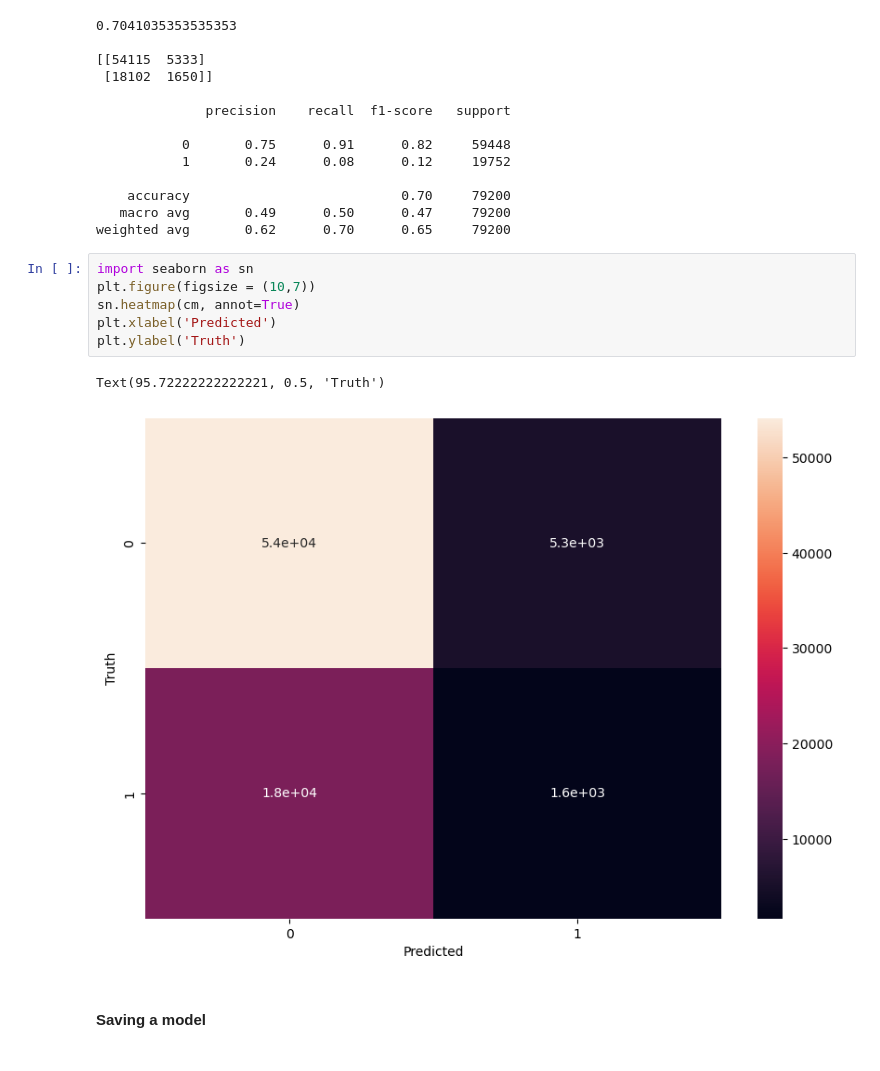
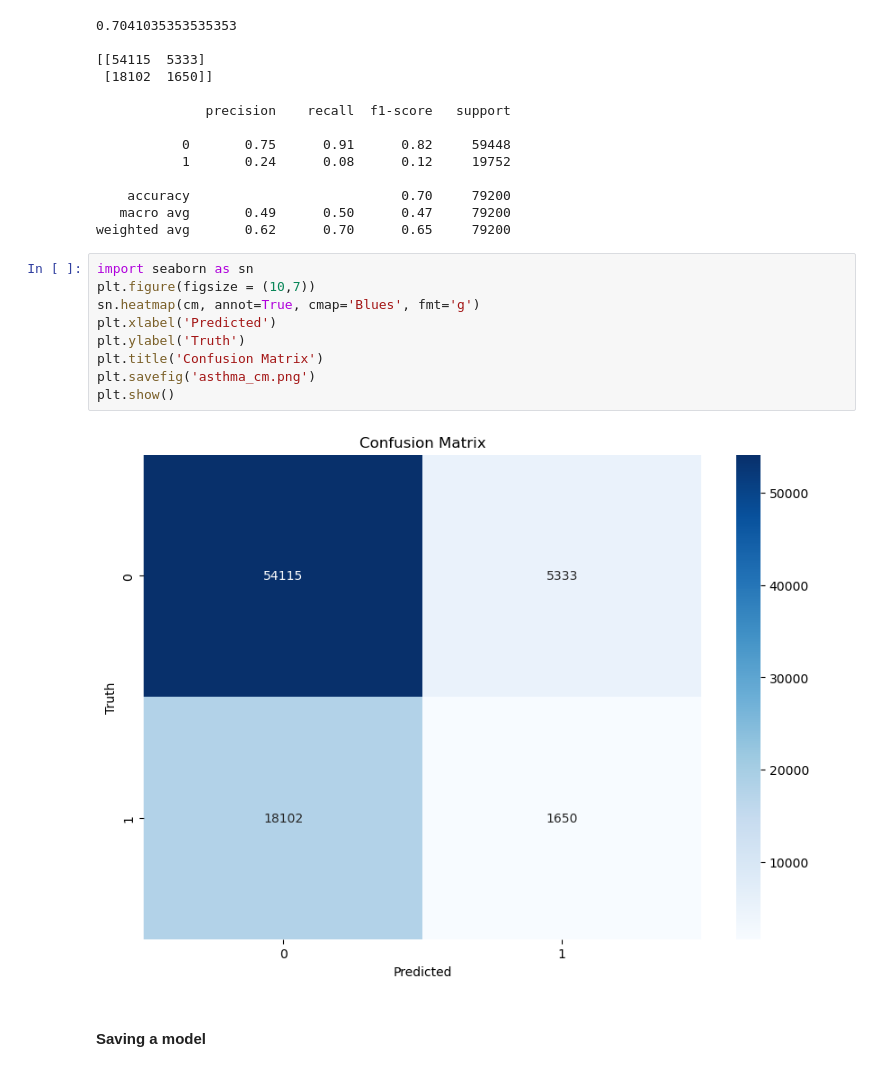
Before and after one commit to ojaswichopra/IOP2k24, a Jupyter notebook: Backend/Asthma Prediction .ipynb, the cells around one changed output. Saved outputs shown, nothing was run; the diff lists cells and outputs as text.

```diff
--- a/Backend/Asthma Prediction .ipynb
+++ b/Backend/Asthma Prediction .ipynb
@@ -338,12 +344,14 @@ weighted avg       0.62      0.70      0.65     79200
 # %%
 import seaborn as sn
 plt.figure(figsize = (10,7))
-sn.heatmap(cm, annot=True)
+sn.heatmap(cm, annot=True, cmap='Blues', fmt='g')
 plt.xlabel('Predicted')
 plt.ylabel('Truth')
+plt.title('Confusion Matrix')
+plt.savefig('asthma_cm.png')
+plt.show()
 # %% [output]
-Text(95.72222222222221, 0.5, 'Truth')
-[figure, old version]
+[figure, new version]
 # %% [markdown]
 #### Saving a model
 # %%
```
Also changed, not shown: parts of 17 cells of this notebook, 27 other files.
